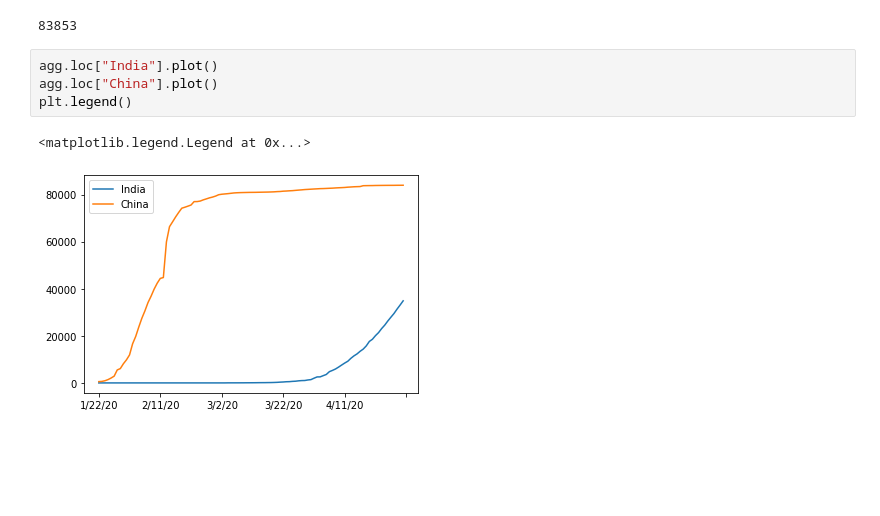
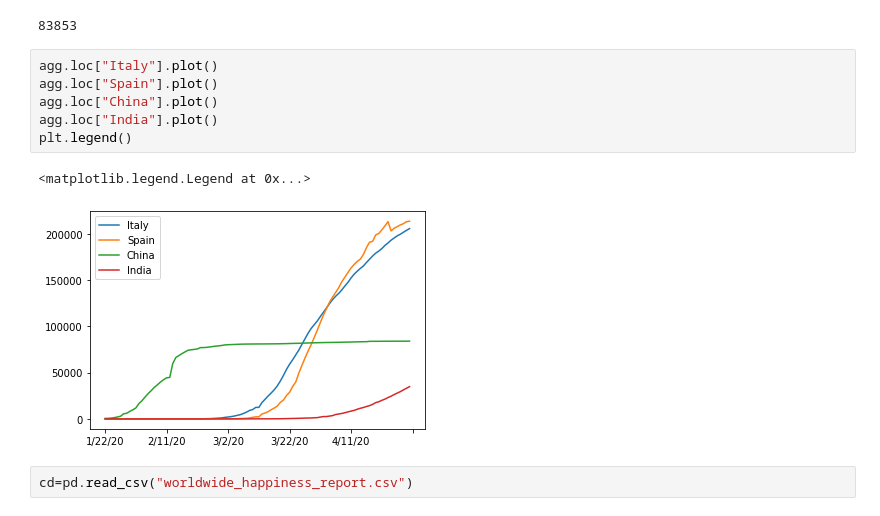
Before and after one commit to aushakanuj/gitpython, a Jupyter notebook: covid19/Untitled.ipynb, the cells around one changed output. Saved outputs shown, nothing was run; the diff lists cells and outputs as text; blank space fills up the shorter version.

```diff
--- a/covid19/Untitled.ipynb
+++ b/covid19/Untitled.ipynb
@@ -36,9 +36,13 @@ agg.loc["China"]["4/21/20"]
 # %% [output]
 83853
 # %%
+agg.loc["Italy"].plot()
+agg.loc["Spain"].plot()
+agg.loc["China"].plot()
 agg.loc["India"].plot()
-agg.loc["China"].plot()
 plt.legend()
 # %% [output]
 <matplotlib.legend.Legend at 0x...>
-[figure, old version]
+[figure, new version]
+# %%
+cd=pd.read_csv("worldwide_happiness_report.csv")
```
Also changed, not shown: parts of 5 cells of this notebook, 3 other files.
